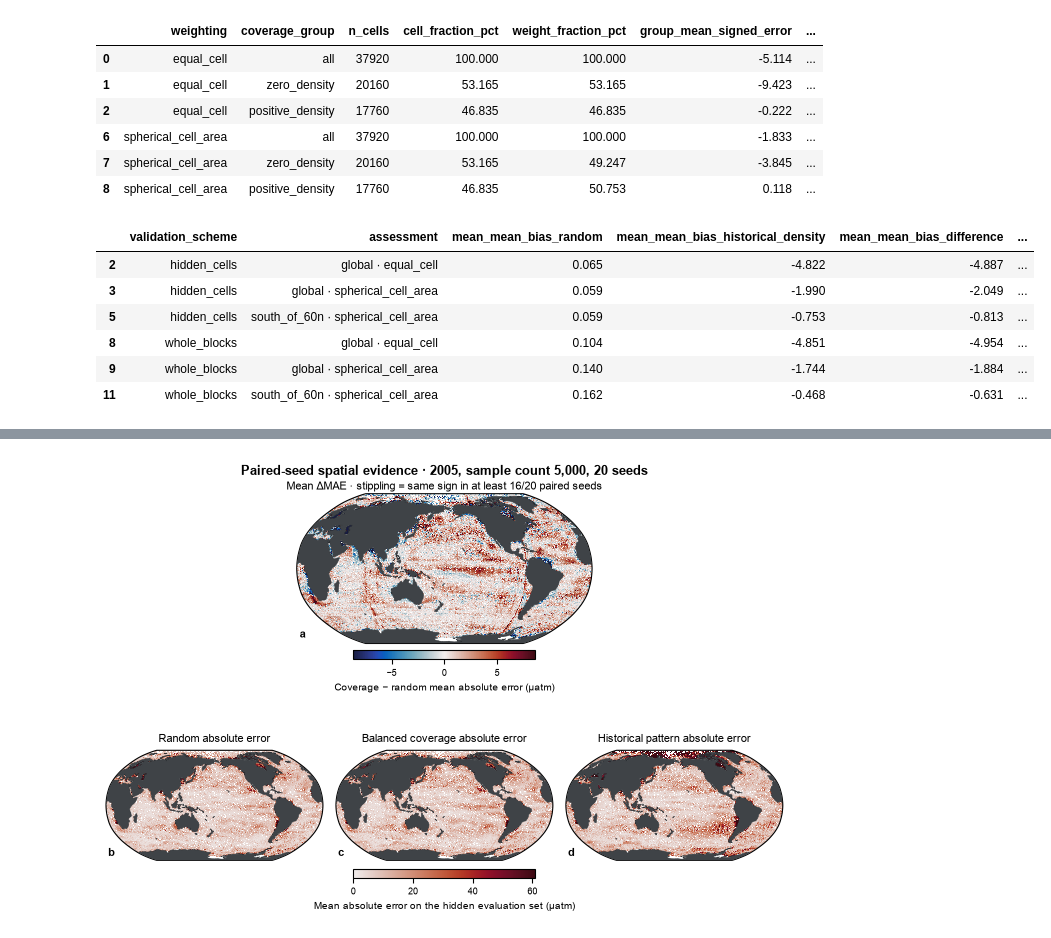
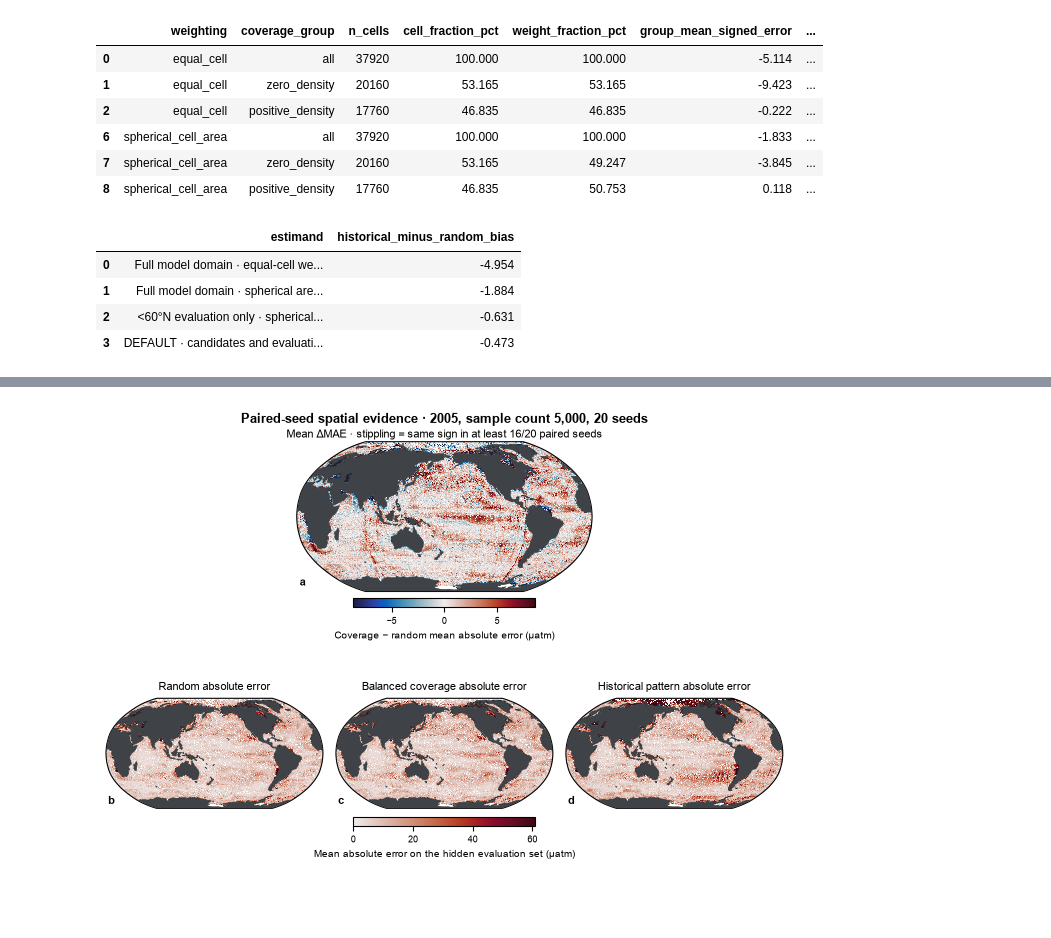
Before and after one commit to BokaiHe/ocean-carbon-sampling, a Jupyter notebook: notebooks/published/osse_visual_story_demo.ipynb, the cells around one changed output, grey strips where cells are left out. Saved outputs shown, nothing was run; the diff lists cells and outputs as text; code cells hidden in the pictures; blank space fills up the shorter version.

Commit message:
Lock default reporting estimand

```diff
--- a/notebooks/published/osse_visual_story_demo.ipynb
+++ b/notebooks/published/osse_visual_story_demo.ipynb
@@ -285,34 +285,42 @@ display(contribution_table)
 | 7 | spherical_cell_area | zero_density | 20160 | 53.165 | 49.247 | -3.845 | ... |
 | 8 | spherical_cell_area | positive_density | 17760 | 46.835 | 50.753 | 0.118 | ... |
 # %%
-area_domain_table = historical_area_domain.loc[
-    (
-        (historical_area_domain['domain'] == 'global')
-        & (historical_area_domain['weighting'].isin(['equal_cell', 'spherical_cell_area']))
-    )
-    | (
-        (historical_area_domain['domain'] == 'south_of_60n')
-        & (historical_area_domain['weighting'] == 'spherical_cell_area')
-    )
-].assign(
-    assessment=lambda frame: frame['domain'] + ' · ' + frame['weighting'],
-    units_bias_difference_below_zero=lambda frame: (
-        frame['units_mean_bias_difference_below_zero'].astype(str)
-        + '/' + frame['n_units'].astype(str)
-    ),
-)[[
-    'validation_scheme', 'assessment', 'mean_mean_bias_random',
-    'mean_mean_bias_historical_density', 'mean_mean_bias_difference',
-    'mean_mean_mae_difference', 'mean_mean_rmse_difference',
-    'units_bias_difference_below_zero',
-]].round(3)
-area_domain_table
+original_whole_block = historical_area_domain.query(
+    "validation_scheme == 'whole_blocks'"
+)
+scope_rows = [
+    {
+        'estimand': 'Full model domain · equal-cell weighting',
+        'historical_minus_random_bias': original_whole_block.query(
+            "domain == 'global' and weighting == 'equal_cell'"
+        )['mean_mean_bias_difference'].item(),
+    },
+    {
+        'estimand': 'Full model domain · spherical area weighting',
+        'historical_minus_random_bias': original_whole_block.query(
+            "domain == 'global' and weighting == 'spherical_cell_area'"
+        )['mean_mean_bias_difference'].item(),
+    },
+    {
+        'estimand': '<60°N evaluation only · spherical area weighting',
+        'historical_minus_random_bias': original_whole_block.query(
+            "domain == 'south_of_60n' and weighting == 'spherical_cell_area'"
+        )['mean_mean_bias_difference'].item(),
+    },
+    {
+        'estimand': 'DEFAULT · candidates and evaluation <60°N · spherical area weighting',
+        'historical_minus_random_bias': latitude_cap.query(
+            "validation_scheme == 'whole_blocks_latitude_cap' and "
+            "domain == 'global' and weighting == 'spherical_cell_area' and "
+            "comparison == 'historical_density_minus_random'"
+        )['mean_difference_bias'].item(),
+    },
+]
+pd.DataFrame(scope_rows).round(3)
 # %% [output]
-|  | validation_scheme | assessment | mean_mean_bias_random | mean_mean_bias_historical_density | mean_mean_bias_difference | ... |
-| 2 | hidden_cells | global · equal_cell | 0.065 | -4.822 | -4.887 | ... |
-| 3 | hidden_cells | global · spherical_cell_area | 0.059 | -1.990 | -2.049 | ... |
-| 5 | hidden_cells | south_of_60n · spherical_cell_area | 0.059 | -0.753 | -0.813 | ... |
-| 8 | whole_blocks | global · equal_cell | 0.104 | -4.851 | -4.954 | ... |
-| 9 | whole_blocks | global · spherical_cell_area | 0.140 | -1.744 | -1.884 | ... |
-| 11 | whole_blocks | south_of_60n · spherical_cell_area | 0.162 | -0.468 | -0.631 | ... |
+|  | estimand | historical_minus_random_bias |
+| 0 | Full model domain · equal-cell we... | -4.954 |
+| 1 | Full model domain · spherical are... | -1.884 |
+| 2 | <60°N evaluation only · spherical... | -0.631 |
+| 3 | DEFAULT · candidates and evaluati... | -0.473 |
 # %%
```
Also changed, not shown: parts of 15 cells of this notebook, 2 other files.
